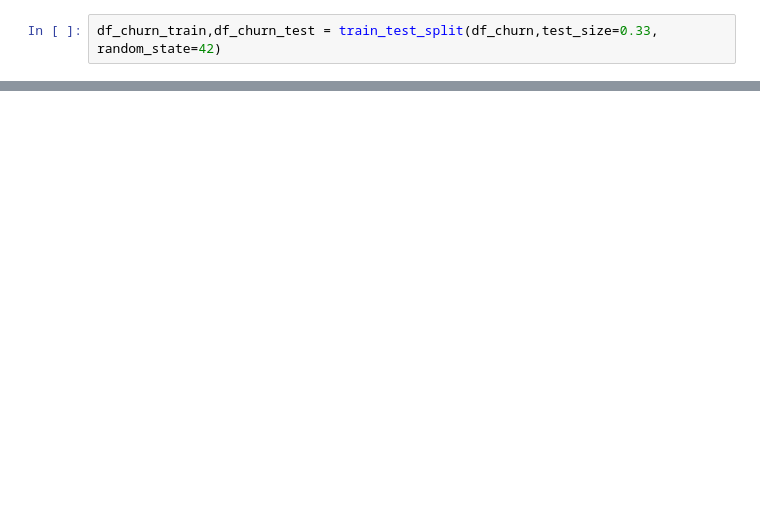
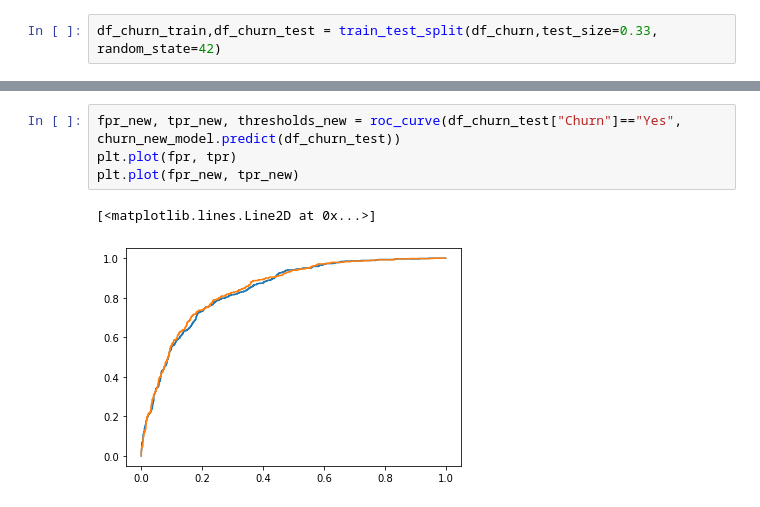
Before and after one commit to ccantarero91/orange-stats, a Jupyter notebook: Estadistica-Orange.ipynb, the cells around one changed output, grey strips where cells are left out. Cells and saved outputs as stored; diff of their text form; blank space fills up the shorter version.

```diff
--- a/Estadistica-Orange.ipynb
+++ b/Estadistica-Orange.ipynb
@@ -594,0 +692,7 @@ Logit Regression Results
+# %%
+fpr_new, tpr_new, thresholds_new = roc_curve(df_churn_test["Churn"]=="Yes", churn_new_model.predict(df_churn_test))
+plt.plot(fpr, tpr)
+plt.plot(fpr_new, tpr_new)
+# %% [output]
+[<matplotlib.lines.Line2D at 0x...>]
+[figure, added]
```
Also changed, not shown: parts of 25 cells of this notebook.
